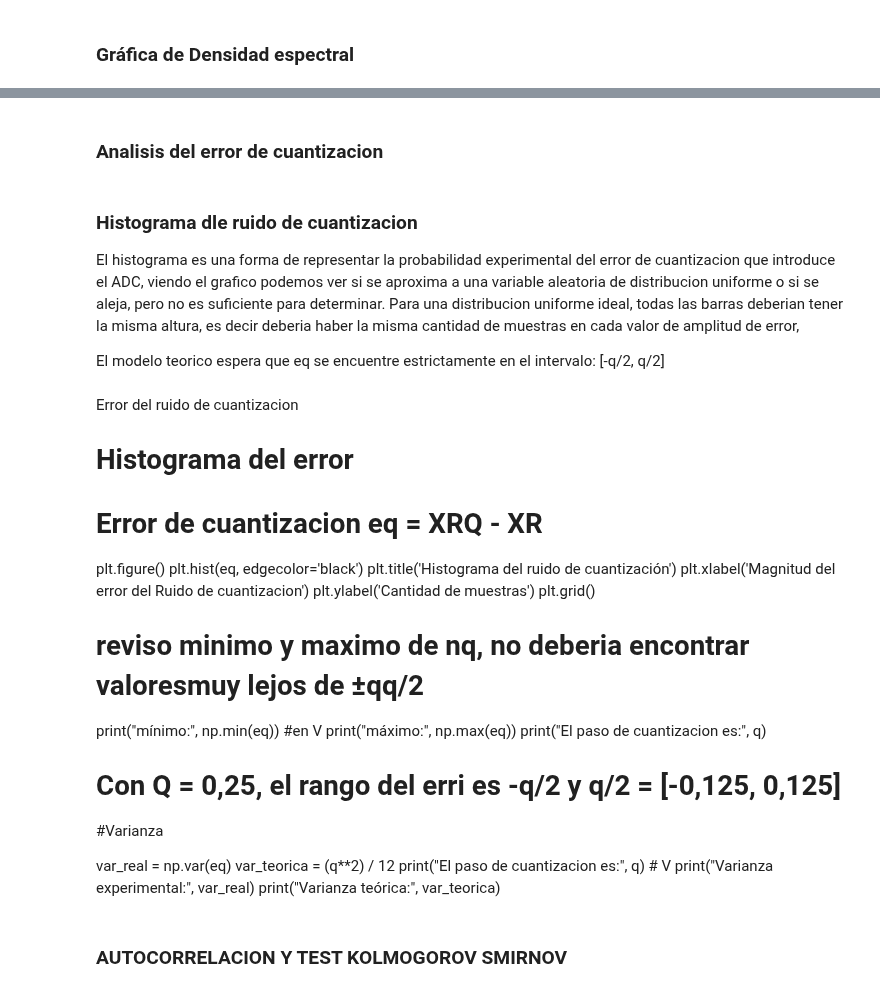
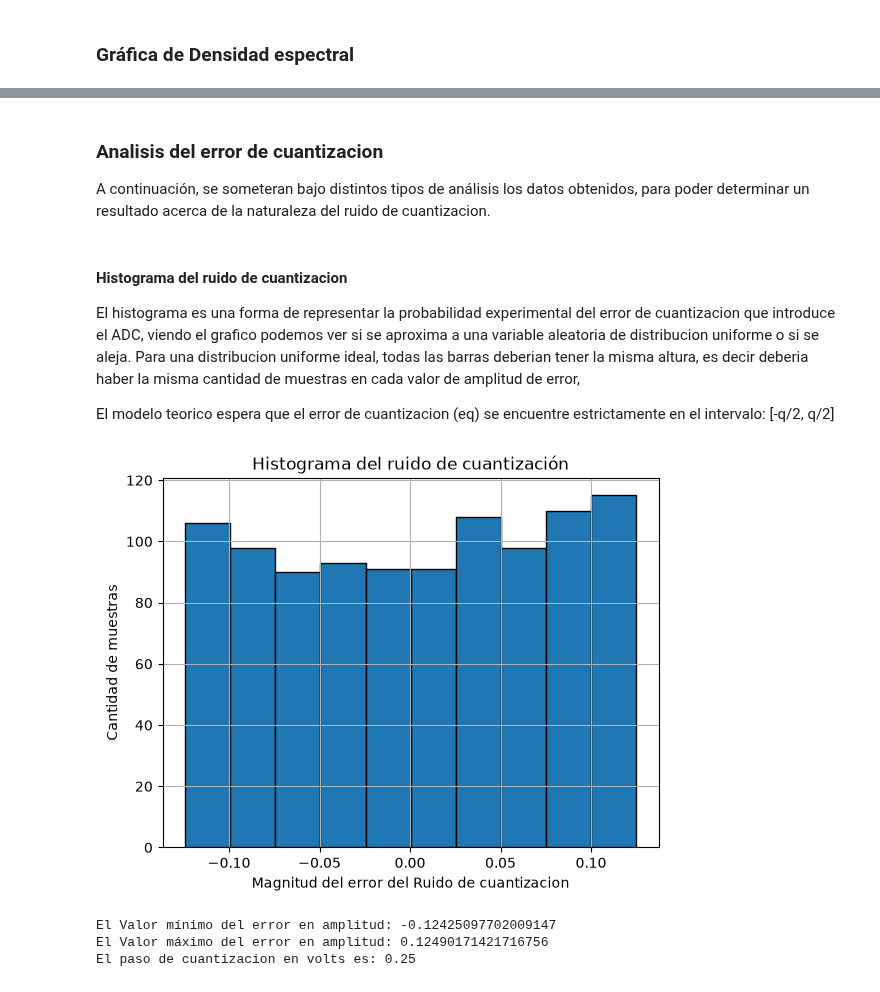
Before and after one commit to GConstenlaP/AyPS, a Jupyter notebook: TS2/TS2.ipynb, the cells around one changed output, grey strips where cells are left out. Cells and saved outputs as stored; diff of their text form; code cells hidden in the pictures.

```diff
--- a/TS2/TS2.ipynb
+++ b/TS2/TS2.ipynb
@@ -180,40 +195,49 @@ plt.axvline(0,color="black",linewidth=1)
 # %% [markdown]
 ### Analisis del error de cuantizacion
+A continuación, se someteran bajo distintos tipos de análisis los datos obtenidos, para poder determinar un resultado acerca de la naturaleza del ruido de cuantizacion.
 # %% [markdown]
-### Histograma dle ruido de cuantizacion
-El histograma es una forma de representar la probabilidad experimental del error de cuantizacion que introduce el ADC, viendo el grafico podemos ver si se aproxima a una variable aleatoria de distribucion uniforme o si se aleja, pero no es suficiente para determinar.
+#### Histograma del ruido de cuantizacion
+El histograma es una forma de representar la probabilidad experimental del error de cuantizacion que introduce el ADC, viendo el grafico podemos ver si se aproxima a una variable aleatoria de distribucion uniforme o si se aleja.
 Para una distribucion uniforme ideal, todas las barras deberian tener la misma altura, es decir deberia haber la misma cantidad de muestras en cada valor de amplitud de error,
 
 
-El modelo teorico espera que eq se encuentre estrictamente en el intervalo: [-q/2, q/2]
+El modelo teorico espera que el error de cuantizacion (eq) se encuentre estrictamente en el intervalo: [-q/2, q/2]
-# %% [markdown]
-Error del ruido de cuantizacion
-# Histograma del error
-# Error de cuantizacion eq = XRQ - XR
-
-
-plt.figure()
-plt.hist(eq, edgecolor='black')
-plt.title('Histograma del ruido de cuantización')
-plt.xlabel('Magnitud del error del Ruido de cuantizacion')
-plt.ylabel('Cantidad de muestras')
-plt.grid()
-
-
-# reviso minimo y maximo de nq, no deberia encontrar valoresmuy lejos de ±qq/2
-print("mínimo:", np.min(eq)) #en V
-print("máximo:", np.max(eq))
-print("El paso de cuantizacion es:", q)
-
-
-# Con Q = 0,25, el rango del erri es -q/2 y q/2 = [-0,125, 0,125]
-
-#Varianza
-
-var_real = np.var(eq)
-var_teorica = (q**2) / 12
-print("El paso de cuantizacion es:", q) # V
-print("Varianza experimental:", var_real)
-print("Varianza teórica:", var_teorica)
-# %% [markdown]
-### AUTOCORRELACION Y TEST KOLMOGOROV SMIRNOV
+# %%
+# %% Error del ruido de cuantizacion
+# Histograma del error
+#Error de cuantizacion eq = XRQ - XR
+
+
+plt.figure()
+plt.hist(eq, edgecolor='black')
+plt.title('Histograma del ruido de cuantización')
+plt.xlabel('Magnitud del error del Ruido de cuantizacion')
+plt.ylabel('Cantidad de muestras')
+plt.grid()
+plt.show()
+
+#El histograma es una forma de representar la probabilidad experimental del error de cuantizacion que introduce el ADC, viendo el grafico podemos ver si se aproxima a una variable aleatoria de distribucion uniforme o si se aleja, pero no es suficiente para determinar.
+# Para una distribucion uniforme ideal, todas las barras deberian tener la misma altura, es decir deberia haber la misma cantidad de muestras en cada valor de amplitud de error,
+
+
+#el modelo teorico espera: que nq este entre -q/2 y q/2
+
+# reviso minimo y maximo de eq, no deberia encontrar valoresmuy lejos de ±qq/2
+print("El Valor mínimo del error en amplitud:", np.min(eq)) #en V
+print("El Valor máximo del error en amplitud:", np.max(eq))
+
+
+# Con Q = 0,25, el rango del erri es -q/2 y q/2 = [-0,125, 0,125]
+
+#Varianza
+
+var_real = np.var(eq)
+var_teorica = (q**2) / 12
+print("El paso de cuantizacion en volts es:", q) # V
+#print("Varianza experimental:", var_real)
+#print("Varianza teórica:", var_teorica)
+# %% [output]
+[figure, added]
+El Valor mínimo del error en amplitud: -0.12425097702009147
+El Valor máximo del error en amplitud: 0.12490171421716756
+El paso de cuantizacion en volts es: 0.25
```
Also changed, not shown: parts of 26 cells of this notebook, 1 other file.
